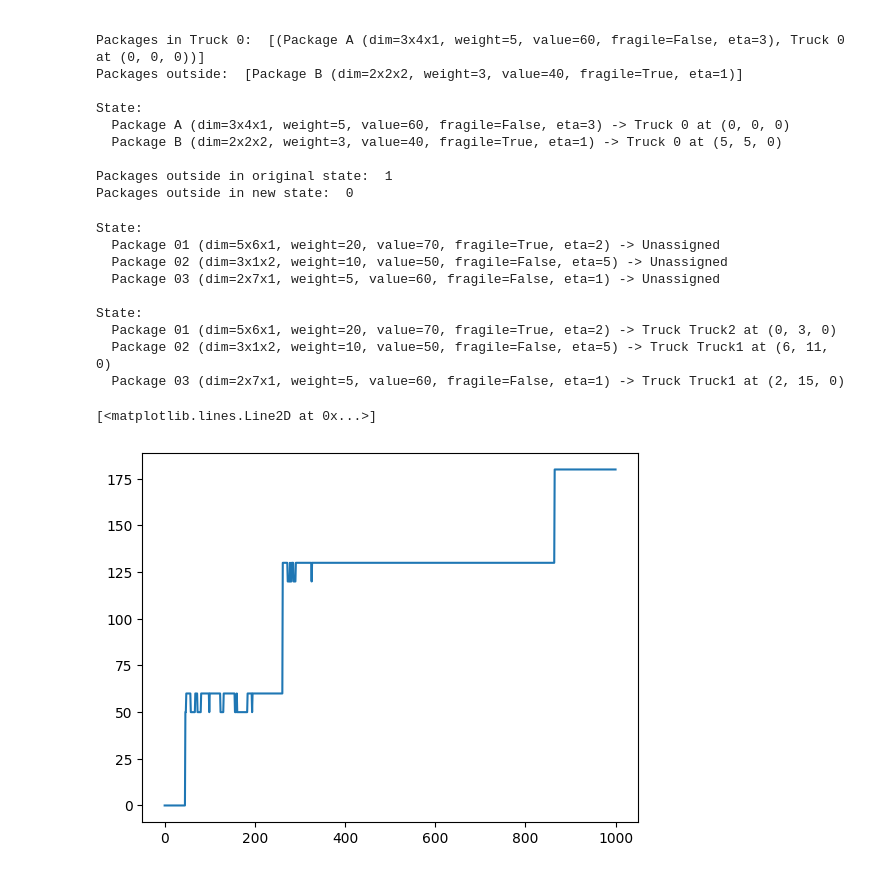
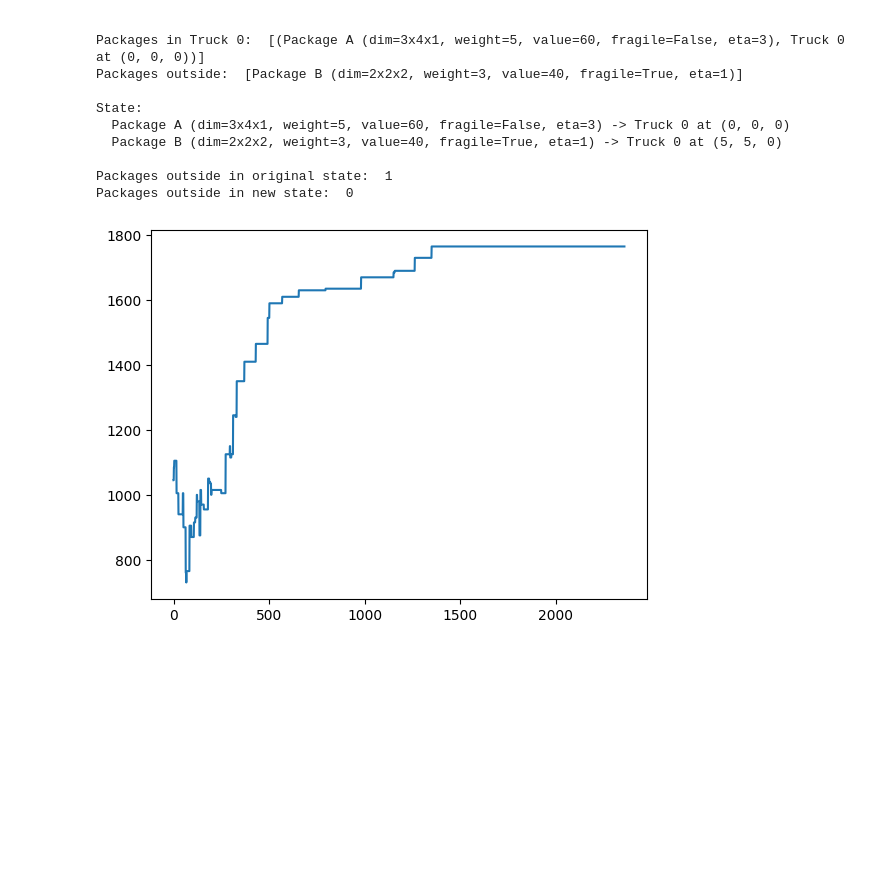
Before and after one commit to timoruslim/IF3170_G60_MoreArtificialThanIntelligence, a Jupyter notebook: notebook/analysis.ipynb, the cells around one changed output. Cells and saved outputs as stored; diff of their text form; code cells hidden in the pictures; blank space fills up the shorter version.

```diff
--- a/notebook/analysis.ipynb
+++ b/notebook/analysis.ipynb
@@ -47,38 +47,52 @@ Packages outside in new state:  0
 # %%
 from src.engine import *
 from src.solvers.simulated_annealing import SimulatedAnnealing, GeometricSchedule
 import matplotlib.pyplot as plt
 
-# Define packages
+trucks = [
+   Truck("T1", 10, 20, 5, 200),
+   Truck("T2", 8, 12, 4, 150),
+   Truck("T3", 6, 10, 3, 100),
+]
 pkgs = [
-    Package("01", 5, 6, 1, 70, 20, True, 2),
-    Package("02", 3, 1, 2, 50, 10, False, 5),
-    Package("03", 2, 7, 1, 60, 5, False, 1)
+   Package("S1", 1, 1, 1, 50, 2, False, 1),
+   Package("S2", 1, 2, 1, 45, 3, False, 3),
+   Package("S3", 2, 1, 1, 40, 2, True, 2),
+   Package("S4", 1, 1, 2, 35, 1, False, 4),
+   Package("S5", 2, 2, 1, 55, 4, False, 1),
+
+   Package("M1", 3, 4, 2, 80, 10, False, 5),
+   Package("M2", 2, 3, 2, 70, 8, True, 2),
+   Package("M3", 4, 3, 1, 65, 12, False, 3),
+   Package("M4", 3, 3, 3, 90, 15, False, 6),
+   Package("M5", 2, 4, 2, 75, 9, False, 1),
+   Package("M6", 3, 2, 2, 60, 11, True, 4),
+   Package("M7", 4, 2, 3, 85, 14, False, 2),
+
+   Package("L1", 5, 6, 3, 120, 25, False, 7),
+   Package("L2", 4, 5, 2, 100, 20, False, 3),
+   Package("L3", 6, 4, 2, 110, 22, True, 5),
+   Package("L4", 5, 5, 3, 130, 30, False, 2),
+   Package("L5", 4, 4, 4, 95, 18, False, 4),
+
+   Package("H1", 3, 3, 2, 140, 35, False, 1),
+   Package("H2", 2, 2, 2, 105, 28, False, 6),
+
+   Package("B1", 6, 8, 3, 30, 40, False, 7),
+   Package("B2", 5, 7, 4, 25, 35, False, 5),
+
+   Package("F1", 2, 3, 1, 115, 6, True, 1),
+   Package("F2", 3, 2, 2, 100, 7, True, 1),
 ]
 
-# Define trucks
-trucks = [Truck("Truck1", 30, 40, 50, 15), Truck("Truck2", 10, 30, 40, 25)]
+state = State(pkgs, trucks, init="random_feasible")
+obj = MaxValueObjective()
+schedule = GeometricSchedule(200, 0.99)
 
-state = State(pkgs, trucks, init="random_feasible")
-print(state)
-is_valid(state)
-obj = MaxValueObjective()
-schedule = GeometricSchedule(100, 0.99)
-
-solver_sa = SimulatedAnnealing(obj, schedule, max_iterations=1000)
+solver_sa = SimulatedAnnealing(obj, schedule, max_iterations=3000)
 results = solver_sa.solve(state)
-print(results.final_state)
 
 plt.plot(results.objective_history)
+plt.show()
 # %% [output]
-State:
-  Package 01 (dim=5x6x1, weight=20, value=70, fragile=True, eta=2) -> Unassigned
-  Package 02 (dim=3x1x2, weight=10, value=50, fragile=False, eta=5) -> Unassigned
-  Package 03 (dim=2x7x1, weight=5, value=60, fragile=False, eta=1) -> Unassigned
-
-State:
-  Package 01 (dim=5x6x1, weight=20, value=70, fragile=True, eta=2) -> Truck Truck2 at (0, 3, 0)
-  Package 02 (dim=3x1x2, weight=10, value=50, fragile=False, eta=5) -> Truck Truck1 at (6, 11, 0)
-  Package 03 (dim=2x7x1, weight=5, value=60, fragile=False, eta=1) -> Truck Truck1 at (2, 15, 0)
-[<matplotlib.lines.Line2D at 0x...>]
-[figure, old version]
+[figure, new version]
```
Also changed, not shown: parts of 2 cells of this notebook, 2 other files.
